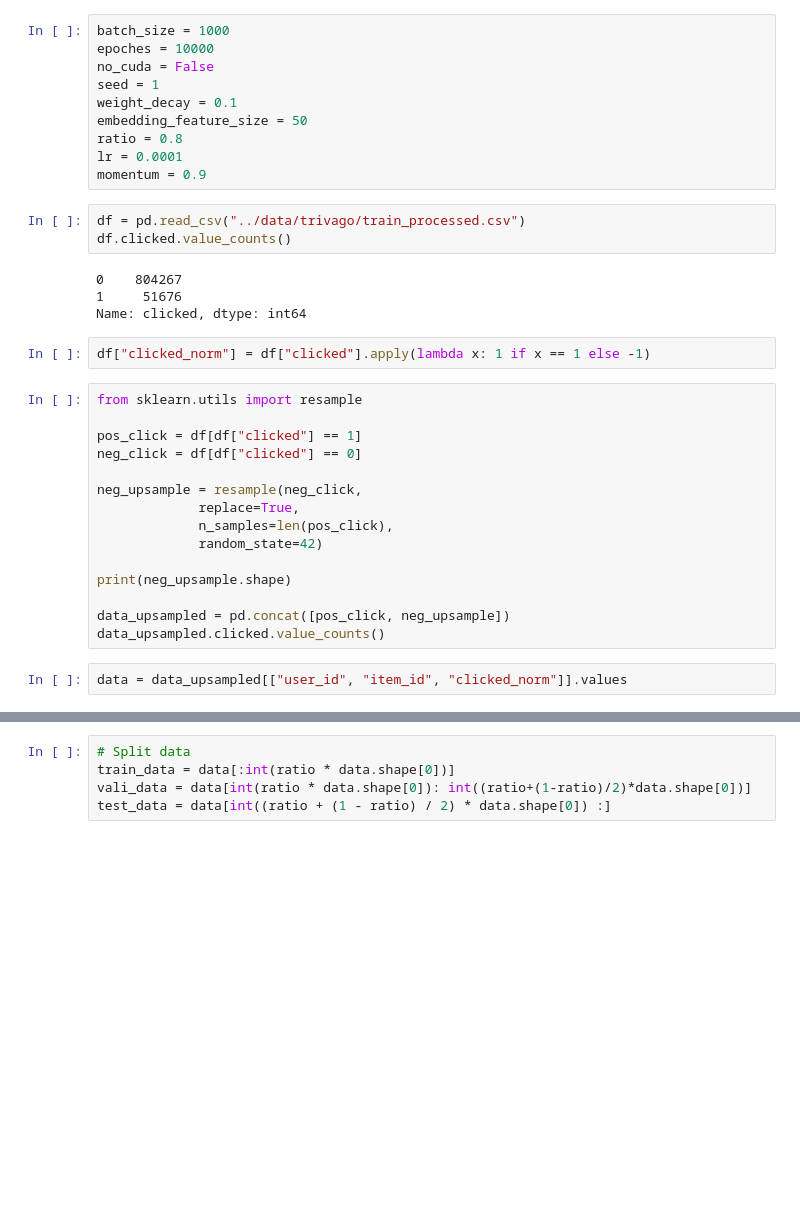
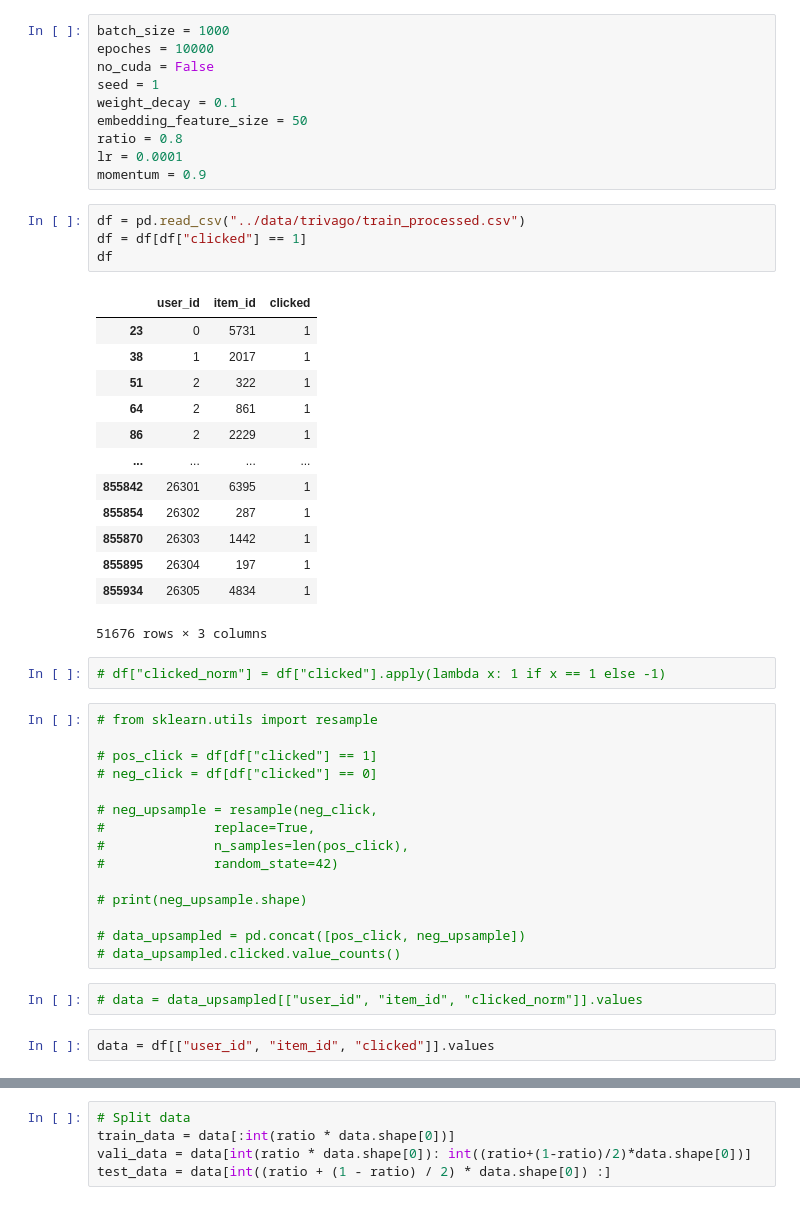
Before and after one commit to luanagbmartins/dlr-recsys, a Jupyter notebook: notebooks/trivago.ipynb, the cells around one changed output, grey strips where cells are left out. Saved outputs shown, nothing was run; the diff lists cells and outputs as text; blank space fills up the shorter version.

```diff
--- a/notebooks/trivago.ipynb
+++ b/notebooks/trivago.ipynb
@@ -107,30 +107,43 @@ lr = 0.0001
 momentum = 0.9
 # %%
 df = pd.read_csv("../data/trivago/train_processed.csv")
-df.clicked.value_counts()
+df = df[df["clicked"] == 1]
+df
 # %% [output]
+|  | user_id | item_id | clicked |
+| 23 | 0 | 5731 | 1 |
+| 38 | 1 | 2017 | 1 |
+| 51 | 2 | 322 | 1 |
+| 64 | 2 | 861 | 1 |
+| 86 | 2 | 2229 | 1 |
+| ... | ... | ... | ... |
+| 855842 | 26301 | 6395 | 1 |
+| 855854 | 26302 | 287 | 1 |
+| 855870 | 26303 | 1442 | 1 |
+| 855895 | 26304 | 197 | 1 |
+| 855934 | 26305 | 4834 | 1 |
-0    804267
-1     51676
-Name: clicked, dtype: int64
+51676 rows × 3 columns
 # %%
-df["clicked_norm"] = df["clicked"].apply(lambda x: 1 if x == 1 else -1)
+# df["clicked_norm"] = df["clicked"].apply(lambda x: 1 if x == 1 else -1)
 # %%
-from sklearn.utils import resample
+# from sklearn.utils import resample
 
-pos_click = df[df["clicked"] == 1]
-neg_click = df[df["clicked"] == 0]
+# pos_click = df[df["clicked"] == 1]
+# neg_click = df[df["clicked"] == 0]
 
-neg_upsample = resample(neg_click,
-             replace=True,
-             n_samples=len(pos_click),
-             random_state=42)
+# neg_upsample = resample(neg_click,
+#              replace=True,
+#              n_samples=len(pos_click),
+#              random_state=42)
 
-print(neg_upsample.shape)
+# print(neg_upsample.shape)
 
-data_upsampled = pd.concat([pos_click, neg_upsample])
-data_upsampled.clicked.value_counts()
+# data_upsampled = pd.concat([pos_click, neg_upsample])
+# data_upsampled.clicked.value_counts()
 # %%
-data = data_upsampled[["user_id", "item_id", "clicked_norm"]].values
+# data = data_upsampled[["user_id", "item_id", "clicked_norm"]].values
+# %%
+data = df[["user_id", "item_id", "clicked"]].values
 # %%
 NUM_ITEMS = df.item_id.max() + 1
 NUM_USERS = df.user_id.max() + 1
```
Also changed, not shown: parts of 3 cells of this notebook, 12 other files.
